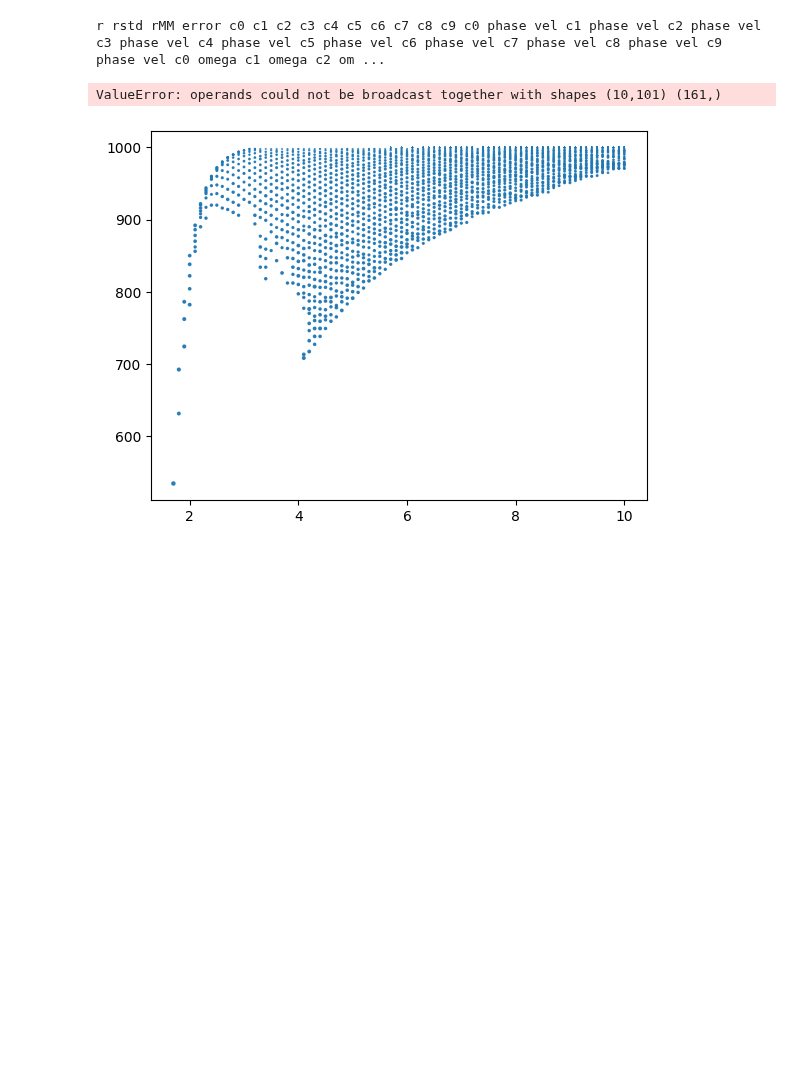
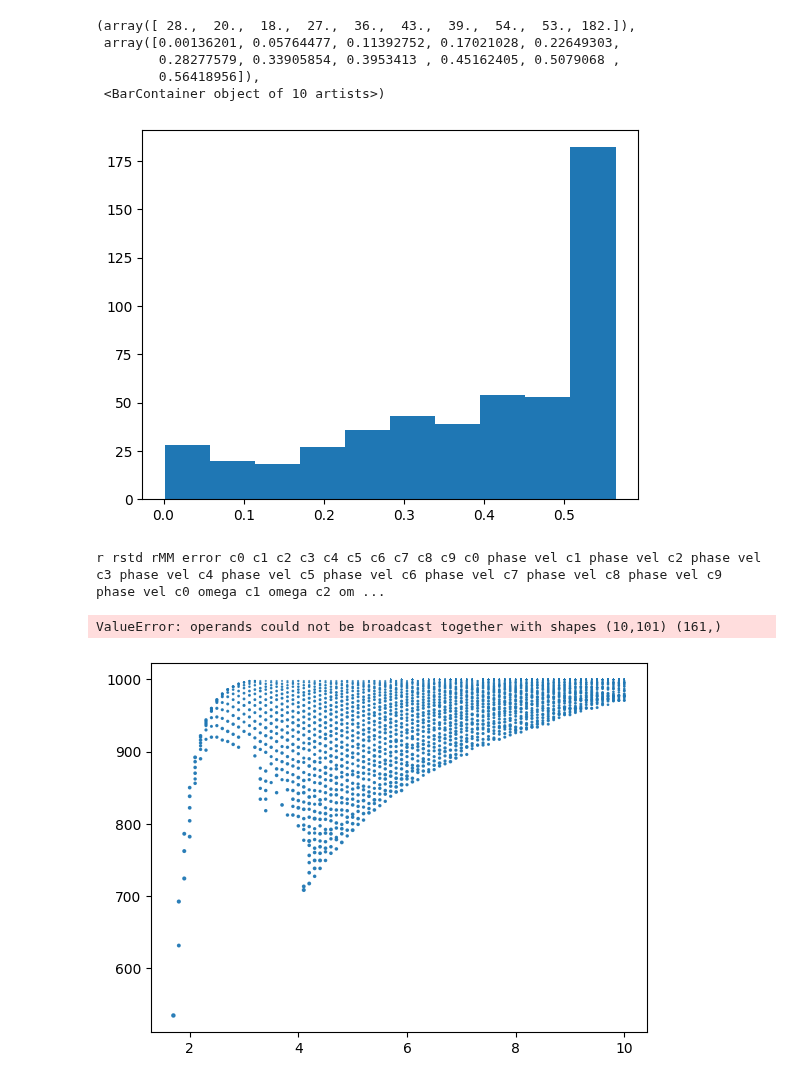
Before and after one commit to Gug-Young/Kuramoto-model, a Jupyter notebook: 230710 cluster algorithm check final.ipynb, the cells around one changed output. Cells and saved outputs as stored; diff of their text form; code cells hidden in the pictures; blank space fills up the shorter version.

```diff
--- a/230710 cluster algorithm check final.ipynb
+++ b/230710 cluster algorithm check final.ipynb
@@ -15,3 +38,12 @@ from tqdm.notebook import tqdm
+# %%
+plt.hist(g(omega))
+# %% [output]
+(array([ 28.,  20.,  18.,  27.,  36.,  43.,  39.,  54.,  53., 182.]),
+ array([0.00136201, 0.05764477, 0.11392752, 0.17021028, 0.22649303,
+        0.28277579, 0.33905854, 0.3953413 , 0.45162405, 0.5079068 ,
+        0.56418956]),
+ <BarContainer object of 10 artists>)
+[figure, added]
 # %%
 df = pd.read_excel('N = 1000 Q_Normal seed = 10 dt = 0.1 230821 ver3.xlsm',index_col=[0,1])
 ms = df.reset_index().m.unique()
```
Also changed, not shown: parts of 6 cells of this notebook.
